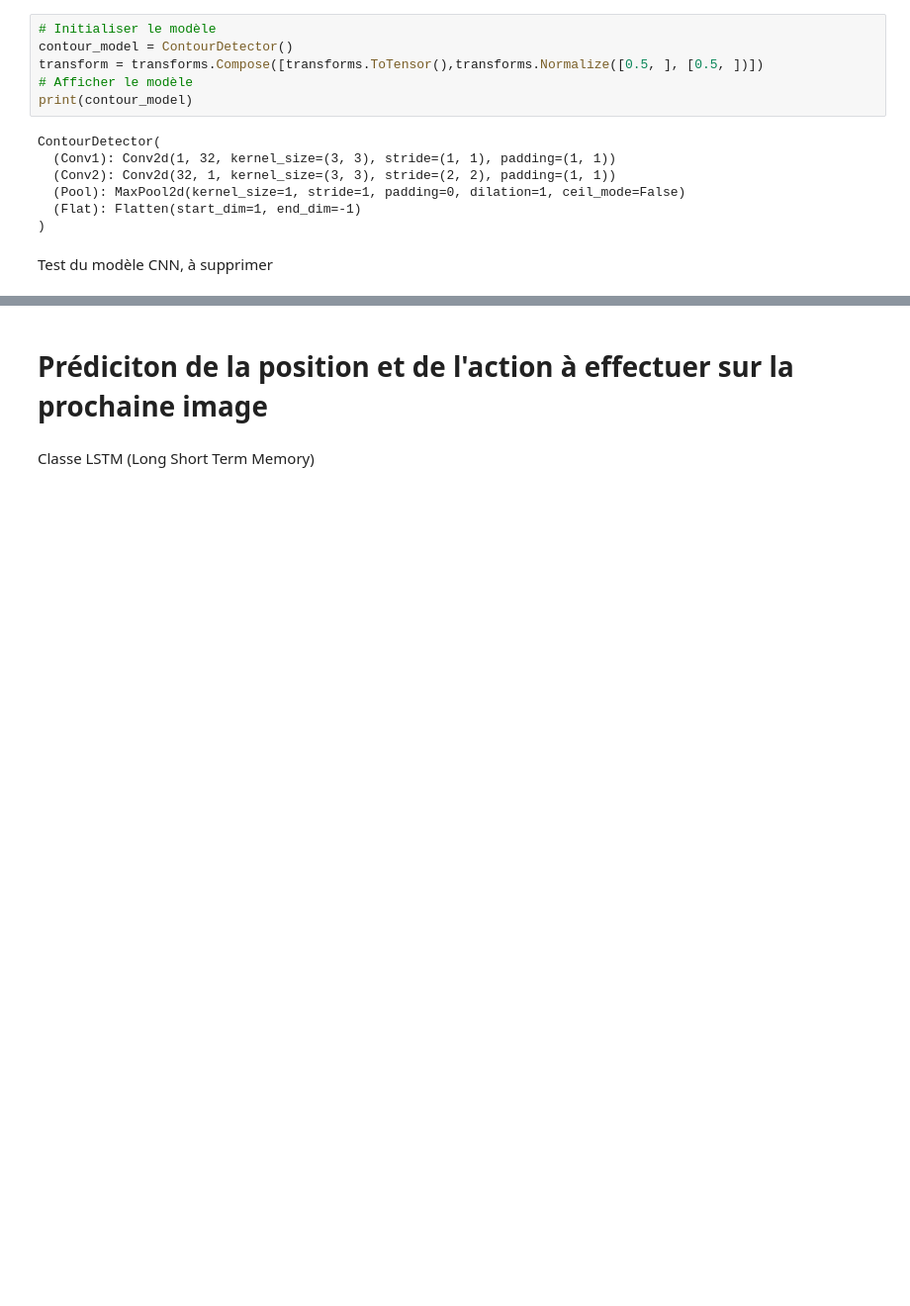
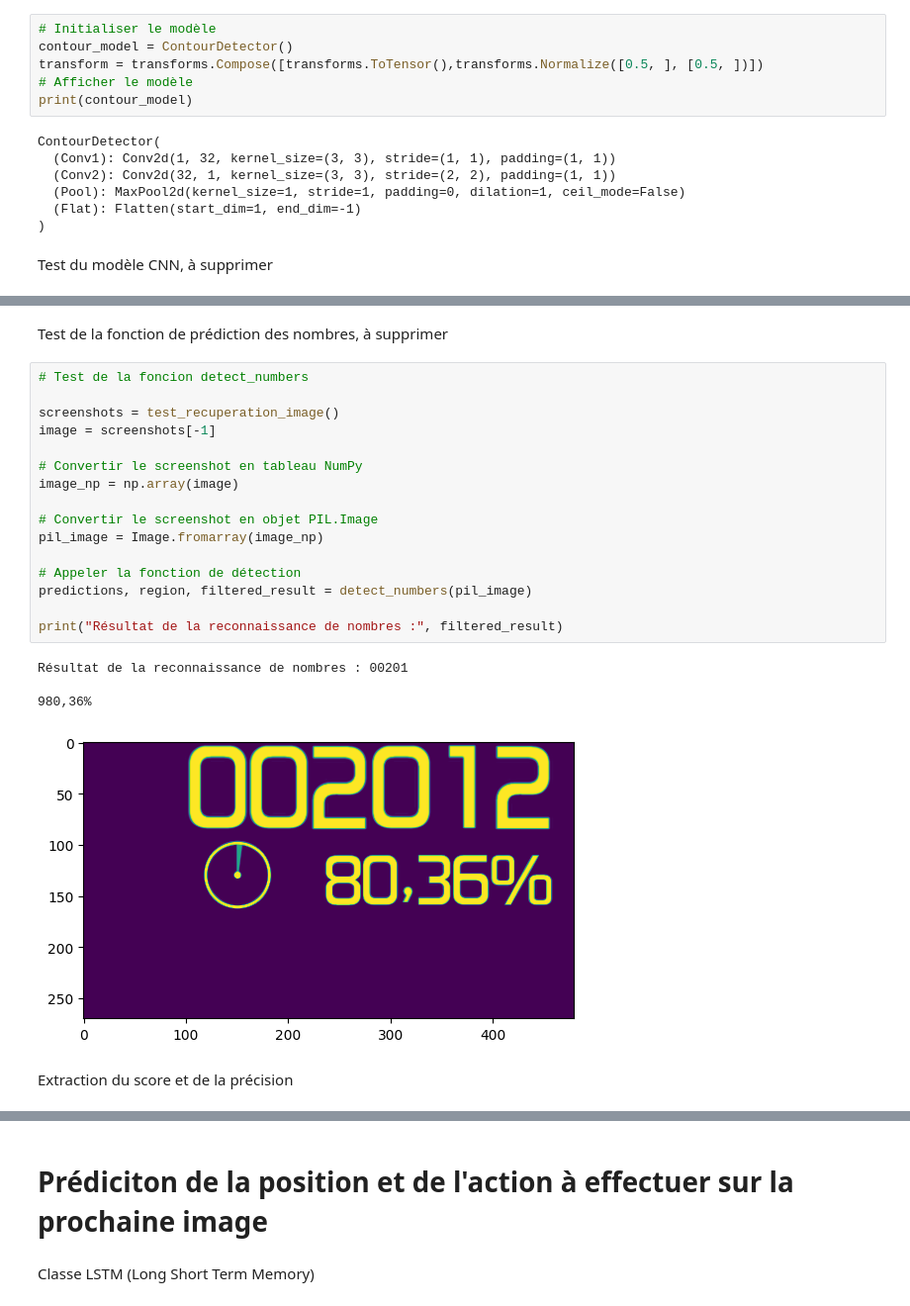
Before and after one commit to elroche/IA_oso_player, a Jupyter notebook: notebooks/model_definition.ipynb, the cells around one changed output, grey strips where cells are left out. Shown at 99% size. Saved outputs shown, nothing was run; the diff lists cells and outputs as text; blank space fills up the shorter version.

```diff
--- a/notebooks/model_definition.ipynb
+++ b/notebooks/model_definition.ipynb
@@ -123,0 +176,25 @@ A supprimer
+# %% [markdown]
+Test de la fonction de prédiction des nombres, à supprimer
+# %%
+# Test de la foncion detect_numbers
+
+screenshots = test_recuperation_image()
+image = screenshots[-1]
+
+# Convertir le screenshot en tableau NumPy
+image_np = np.array(image)
+
+# Convertir le screenshot en objet PIL.Image
+pil_image = Image.fromarray(image_np)
+
+# Appeler la fonction de détection
+predictions, region, filtered_result = detect_numbers(pil_image)
+
+print("Résultat de la reconnaissance de nombres :", filtered_result)
+# %% [output]
+Résultat de la reconnaissance de nombres : 00201
+
+980,36%
+[figure, added]
+# %% [markdown]
+Extraction du score et de la précision
```
Also changed, not shown: parts of 15 cells of this notebook.
